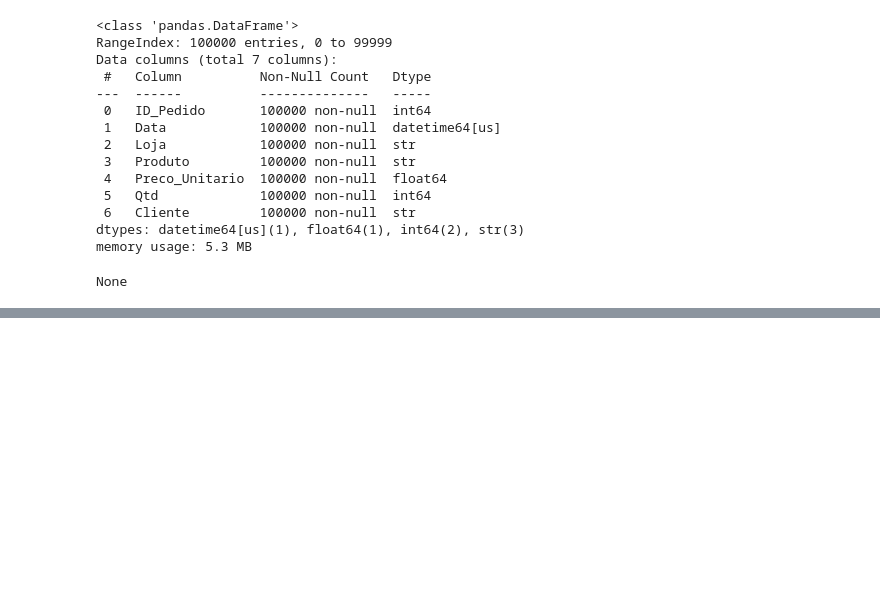
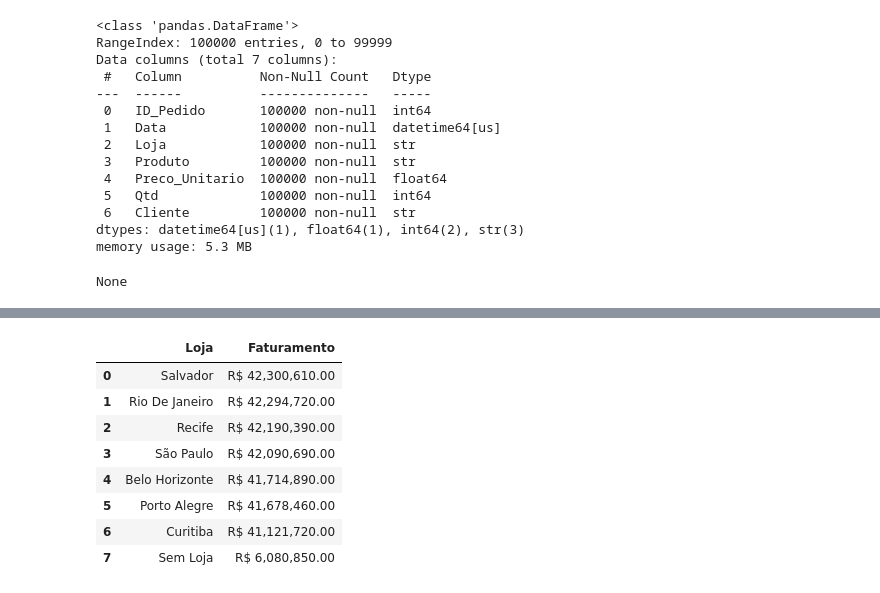
Before and after one commit to luizzh05/projetos-python, a Jupyter notebook: #2 - Teste/pandas_supremo.ipynb, the cells around one changed output, grey strips where cells are left out. Drawn from its saved outputs; the diff is of its cells as text; code cells hidden in the pictures; blank space fills up the shorter version.

```diff
--- a/#2 - Teste/pandas_supremo.ipynb
+++ b/#2 - Teste/pandas_supremo.ipynb
@@ -140,0 +267,18 @@ None
+# %%
+# analiser de agrupamento
+analise_loja = df_analise[['Loja', 'Faturamento']].groupby('Loja').sum()
+analise_loja = analise_loja.sort_values(by='Faturamento', ascending=False)
+analise_loja = analise_loja.reset_index()
+analise_loja['Faturamento'] = analise_loja['Faturamento'].map('R$ {:,.2f}'.format)
+
+display(analise_loja)
+# %% [output]
+|  | Loja | Faturamento |
+| 0 | Salvador | R$ 42,300,610.00 |
+| 1 | Rio De Janeiro | R$ 42,294,720.00 |
+| 2 | Recife | R$ 42,190,390.00 |
+| 3 | São Paulo | R$ 42,090,690.00 |
+| 4 | Belo Horizonte | R$ 41,714,890.00 |
+| 5 | Porto Alegre | R$ 41,678,460.00 |
+| 6 | Curitiba | R$ 41,121,720.00 |
+| 7 | Sem Loja | R$ 6,080,850.00 |
```
Also changed, not shown: parts of 3 cells of this notebook.
